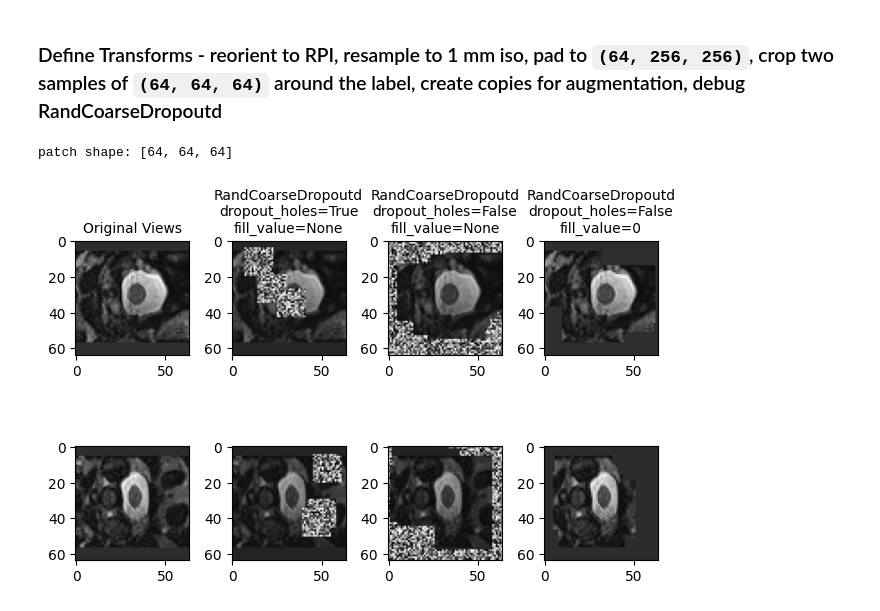
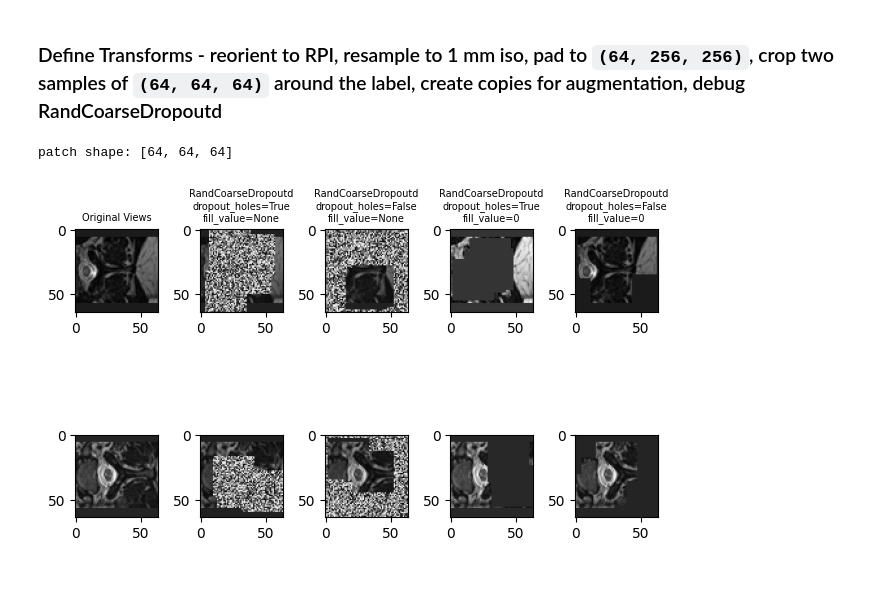
Before and after one commit to ivadomed/model-seg-dcm, a Jupyter notebook: vit_unetr_ssl/ssl_RandCoarseDropoutd_debug.ipynb, the cells around one changed output. Drawn from its saved outputs; the diff is of its cells as text; code cells hidden in the pictures; blank space fills up the shorter version.

```diff
--- a/vit_unetr_ssl/ssl_RandCoarseDropoutd_debug.ipynb
+++ b/vit_unetr_ssl/ssl_RandCoarseDropoutd_debug.ipynb
@@ -266,11 +259,10 @@ patch shape: [64, 64, 64]
 ### Define Transforms - reorient to RPI, resample to 1 mm iso, pad to `(64, 256, 256)`, crop two samples of `(64, 64, 64)` around the label, create copies for augmentation, debug RandCoarseDropoutd
 # %%
 spatial_size=(64, 256, 256)
-#roi_size=spatial_size
-#roi_size=(64,128,128)
 roi_size=(64,64,64)
 
 keys=["image", "label"]
+number_of_holes=5
 
 transforms = Compose(
     [
@@ -307,21 +299,21 @@ transforms = Compose(
         ),
         # Create copies of items in the dictionary under new keys, allowing for the same image to be manipulated
         # differently in subsequent transformations
-        CopyItemsd(keys=["image"], times=3, names=["gt_image", "image_2", "image_3"], allow_missing_keys=False),
+        CopyItemsd(keys=["image"], times=4, names=["gt_image", "image_2", "image_3", "image_4"], allow_missing_keys=False),
 
         # Randomly drop regions of the image
         RandCoarseDropoutd(
             keys=["image"],
             prob=1.0,
-            holes=10,
-            spatial_size=roi_size[0]//4,
+            holes=number_of_holes,
+            spatial_size=roi_size[0]//2,
             dropout_holes=True,   # if True, dropout the regions of holes and fill value specified by 'fill_value'
             fill_value=None,      # if None, will compute the min and max value of input image then randomly select value to fill
         ),
         RandCoarseDropoutd(
             keys=["image_2"],
             prob=1.0,
-            holes=10,
+            holes=number_of_holes,
             spatial_size=roi_size[0]//2,
             dropout_holes=False,   # if False, keep the holes and dropout the outside and fill value specified by 'fill_value'
             fill_value=None,       # if None, will compute the min and max value of input image then randomly select value to fill
@@ -329,7 +321,15 @@ transforms = Compose(
         RandCoarseDropoutd(
             keys=["image_3"],
             prob=1.0,
-            holes=10,
+            holes=number_of_holes,
+            spatial_size=roi_size[0]//2,
+            dropout_holes=True,    # if True, dropout the regions of holes and fill value specified by 'fill_value'
+            fill_value=0,          # if providing a number, will use it as constant value to fill all the regions
+        ),
+        RandCoarseDropoutd(
+            keys=["image_4"],
+            prob=1.0,
+            holes=number_of_holes,
             spatial_size=roi_size[0]//2,
             dropout_holes=False,   # if False, keep the holes and dropout the outside and fill value specified by 'fill_value'
             fill_value=0,          # if providing a number, will use it as constant value to fill all the regions
@@ -342,51 +342,58 @@ transforms = Compose(
 check_ds = Dataset(data=train_list, transform=transforms)
 check_loader = DataLoader(check_ds, batch_size=1)
 
 slice=roi_size[2]//3   # // int division
 index=2
 batch_to_plot = None
 for i, batch in enumerate(check_loader):
     if i == index:  # indexing starts at 0
         batch_to_plot = batch
         break  # exit the loop as soon as the desired batch is found
 
 print(f'patch shape: {list(batch_to_plot["image"][0][0].shape)}')
 
 # Note: 'gt_image' is added by 'CopyItemsd'
-ax1=plt.subplot(2,4,1)
-ax1.set_title('Original Views', fontsize=10)
+ax1=plt.subplot(2,5,1)
+ax1.set_title('Original Views', fontsize=7)
 ax1.imshow(batch_to_plot["gt_image"][0][0][:,:,slice], cmap='gray')
 #ax1.imshow(batch_to_plot["label"][0][0][:,:,slice], alpha=0.5, cmap='jet', interpolation='nearest')   # interpolation='nearest' has to be used to show binary mask
 #print(np.unique(batch_to_plot["label"][0][0][:,:,slice]))
-# Note: the [1] dimension is added by 'RandSpatialCropSamplesd(num_samples=2)'
-ax5=plt.subplot(2,4,5)
-ax5.imshow(batch_to_plot["gt_image"][1][0][:,:,slice], cmap='gray')
+# Note: the [1] dimension is added by 'RandCropByPosNegLabeld(num_samples=2)'
+ax6=plt.subplot(2,5,6)
+ax6.imshow(batch_to_plot["gt_image"][1][0][:,:,slice], cmap='gray')
 #ax4.imshow(batch_to_plot["label"][1][0][:,:,slice], alpha=0.5,cmap='jet', interpolation='nearest')    # interpolation='nearest' has to be used to show binary mask
 #print(np.unique(batch_to_plot["label"][1][0][:,:,slice]))
 
 
-ax2=plt.subplot(2,4,2)
-ax2.set_title('RandCoarseDropoutd\ndropout_holes=True\nfill_value=None', fontsize=10)
+ax2=plt.subplot(2,5,2)
+ax2.set_title('RandCoarseDropoutd\ndropout_holes=True\nfill_value=None', fontsize=7)
 ax2.imshow(batch_to_plot["image"][0][0][:,:,slice], cmap='gray')
-# Note: the [1] dimension is added by 'RandSpatialCropSamplesd(num_samples=2)'
-ax6=plt.subplot(2,4,6)
-ax6.imshow(batch_to_plot["image"][1][0][:,:,slice], cmap='gray')
+# Note: the [1] dimension is added by 'RandCropByPosNegLabeld(num_samples=2)'
+ax7=plt.subplot(2,5,7)
+ax7.imshow(batch_to_plot["image"][1][0][:,:,slice], cmap='gray')
 
-ax3=plt.subplot(2,4,3)
-ax3.set_title('RandCoarseDropoutd\ndropout_holes=False\nfill_value=None', fontsize=10)
+ax3=plt.subplot(2,5,3)
+ax3.set_title('RandCoarseDropoutd\ndropout_holes=False\nfill_value=None', fontsize=7)
 ax3.imshow(batch_to_plot["image_2"][0][0][:,:,slice], cmap='gray')
-# Note: the [1] dimension is added by 'RandSpatialCropSamplesd(num_samples=2)'
-ax7=plt.subplot(2,4,7)
-ax7.imshow(batch_to_plot["image_2"][1][0][:,:,slice], cmap='gray')
+# Note: the [1] dimension is added by 'RandCropByPosNegLabeld(num_samples=2)'
+ax8=plt.subplot(2,5,8)
+ax8.imshow(batch_to_plot["image_2"][1][0][:,:,slice], cmap='gray')
 
-ax4=plt.subplot(2,4,4)
-ax4.set_title('RandCoarseDropoutd\ndropout_holes=False\nfill_value=0', fontsize=10)
+ax4=plt.subplot(2,5,4)
+ax4.set_title('RandCoarseDropoutd\ndropout_holes=True\nfill_value=0', fontsize=7)
 ax4.imshow(batch_to_plot["image_3"][0][0][:,:,slice], cmap='gray')
-# Note: the [1] dimension is added by 'RandSpatialCropSamplesd(num_samples=2)'
-ax8=plt.subplot(2,4,8)
-ax8.imshow(batch_to_plot["image_3"][1][0][:,:,slice], cmap='gray')
+# Note: the [1] dimension is added by 'RandCropByPosNegLabeld(num_samples=2)'
+ax9=plt.subplot(2,5,9)
+ax9.imshow(batch_to_plot["image_3"][1][0][:,:,slice], cmap='gray')
+
+ax4=plt.subplot(2,5,5)
+ax4.set_title('RandCoarseDropoutd\ndropout_holes=False\nfill_value=0', fontsize=7)
+ax4.imshow(batch_to_plot["image_4"][0][0][:,:,slice], cmap='gray')
+# Note: the [1] dimension is added by 'RandCropByPosNegLabeld(num_samples=2)'
+ax10=plt.subplot(2,5,10)
+ax10.imshow(batch_to_plot["image_4"][1][0][:,:,slice], cmap='gray')
 
 plt.tight_layout()
 # %% [output]
 patch shape: [64, 64, 64]
-[figure, old version]
+[figure, new version]
```
Also changed, not shown: parts of 4 cells of this notebook.
